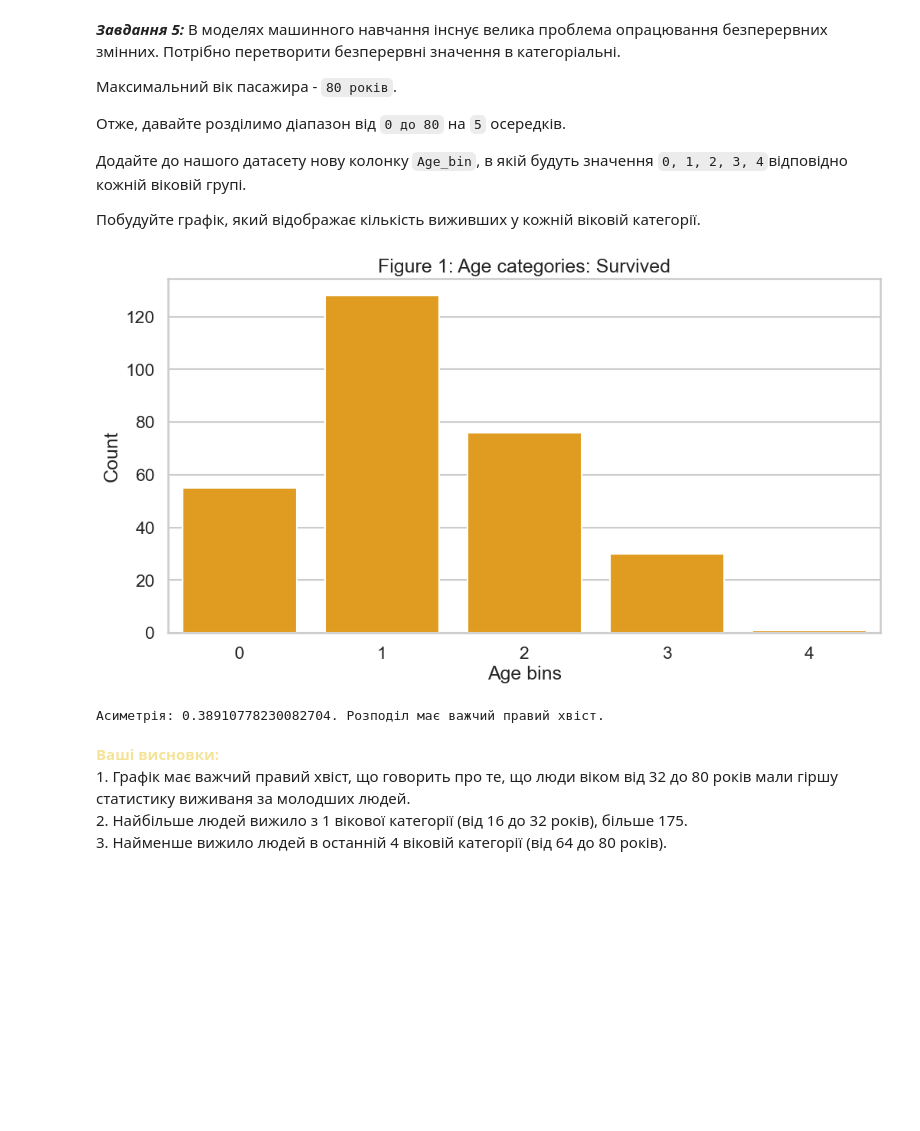
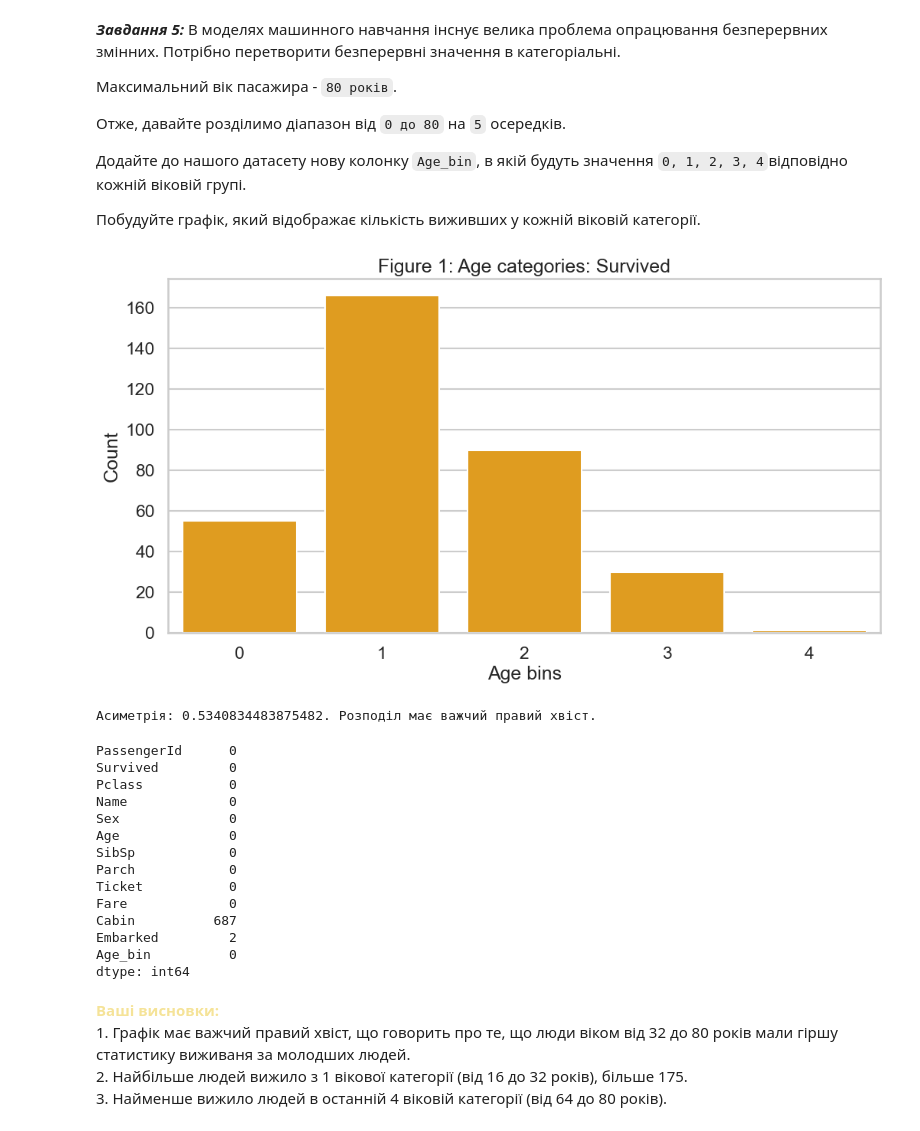
Before and after one commit to HumnytskaLiza/ai-labs, a Jupyter notebook: task3/Task3_basic_ai_liza_humnytska.ipynb, the cells around one changed output. Saved outputs shown, nothing was run; the diff lists cells and outputs as text; code cells hidden in the pictures; blank space fills up the shorter version.

```diff
--- a/task3/Task3_basic_ai_liza_humnytska.ipynb
+++ b/task3/Task3_basic_ai_liza_humnytska.ipynb
@@ -133,14 +133,14 @@ def process_col(df, col_name: str, group_col):
     return df_copy
 
 display(dataset.head(10))
-processed_dataset = process_col(dataset, "Age", ["Pclass"])
-display(processed_dataset.head(10))
+filled_dataset = process_col(dataset, "Age", ["Pclass", "Sex"])
+display(filled_dataset.head(10))
 
-median_before= dataset["Age"].median()
-median_after= processed_dataset["Age"].median()
+median_before = dataset["Age"].median()
+median_after = filled_dataset["Age"].median()
 print(f"Median before filling: {median_before}")
 print(f"Median after filling: {median_after}")
-display(processed_dataset.isnull().sum())
+display(filled_dataset.isnull().sum())
 # %% [output]
 |  | PassengerId | Survived | Pclass | Name | Sex | Age | SibSp | Parch | Ticket | Fare | ... |
 | 0 | 1 | 0 | 3 | Braund, Mr. Owen Harris | male | 22.0 | 1 | 0 | A/5 21171 | 7.2500 | ... |
@@ -197,29 +197,44 @@ dtype: int64
 # %%
 age_bins = [0, 16, 32, 48, 64, 80]
 age_categories = [0, 1, 2, 3, 4]
 
+processed_dataset = filled_dataset.copy()
 processed_dataset["Age_bin"] = pd.cut(processed_dataset["Age"], age_bins, labels=age_categories)
 
 fig, ax = plt.subplots(figsize=(12, 6))
 
 sns.countplot(data=processed_dataset.loc[processed_dataset["Survived"] == 1, ["Age_bin"]], ax=ax, color='orange', x="Age_bin")
 
 ax.set_xlabel("Age bins")
 ax.set_ylabel("Count")
 ax.set_title("Figure 1: Age categories: Survived")
 
 plt.show()
 
 skewness = processed_dataset["Age"].skew()
 if skewness > 0:
     print(f"Асиметрія: {skewness}. Розподіл має важчий правий хвіст.")
 elif skewness < 0:
     print(f"Асиметрія: {skewness}. Розподіл має важчий лівий хвіст.")
 else:
     print("Розподіл симетричний.")
 # %% [output]
-[figure, old version]
+[figure, new version]
-Асиметрія: 0.38910778230082704. Розподіл має важчий правий хвіст.
+Асиметрія: 0.5340834483875482. Розподіл має важчий правий хвіст.
+PassengerId      0
+Survived         0
+Pclass           0
+Name             0
+Sex              0
+Age              0
+SibSp            0
+Parch            0
+Ticket           0
+Fare             0
+Cabin          687
+Embarked         2
+Age_bin          0
+dtype: int64
 # %% [markdown]
 <font color='#F5E398'><b>Ваші висновки:</b></font>
 <br/>1. Графік має важчий правий хвіст, що говорить про те, що люди віком від 32 до 80 років мали гіршу статистику виживаня за молодших людей.
```
Also changed, not shown: parts of 9 cells of this notebook.
